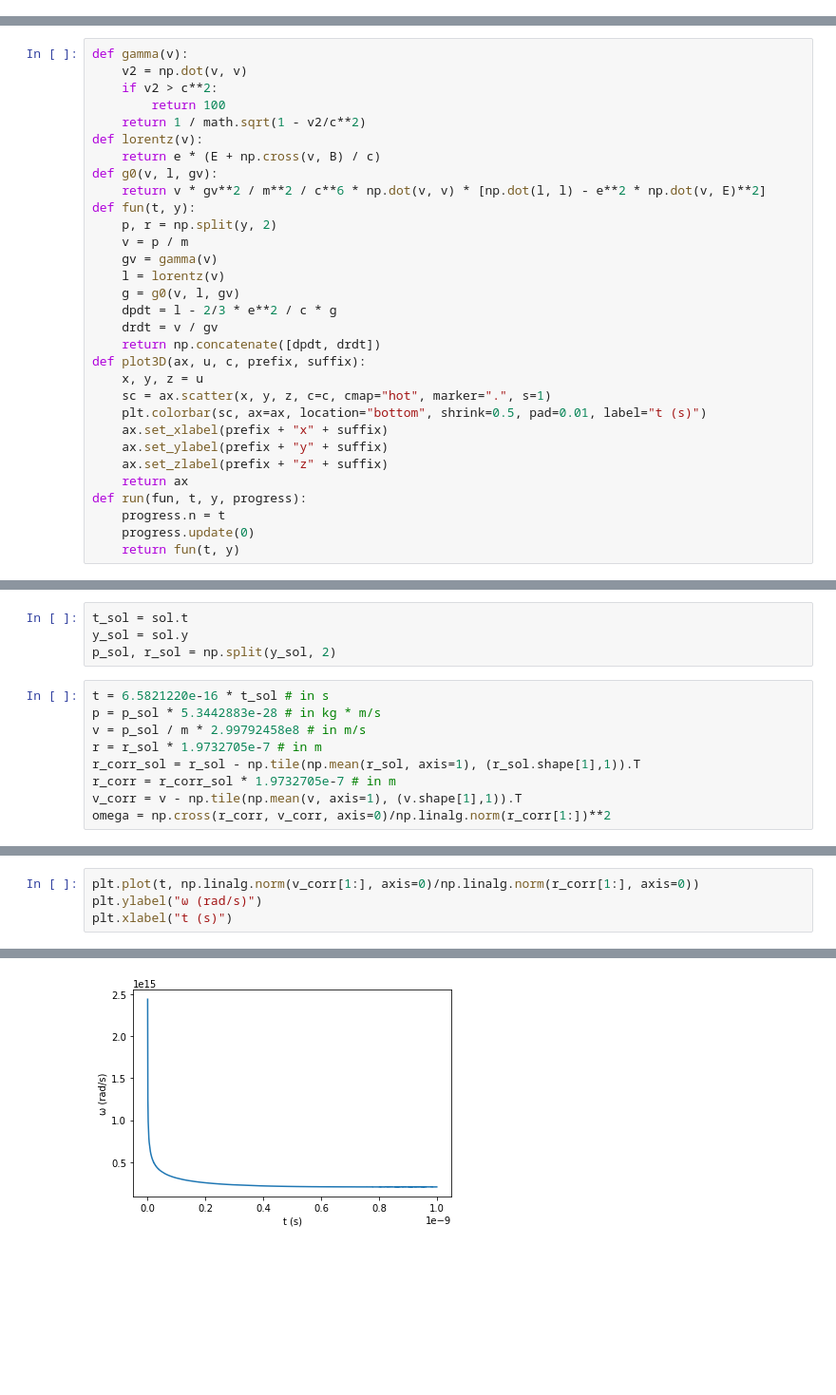
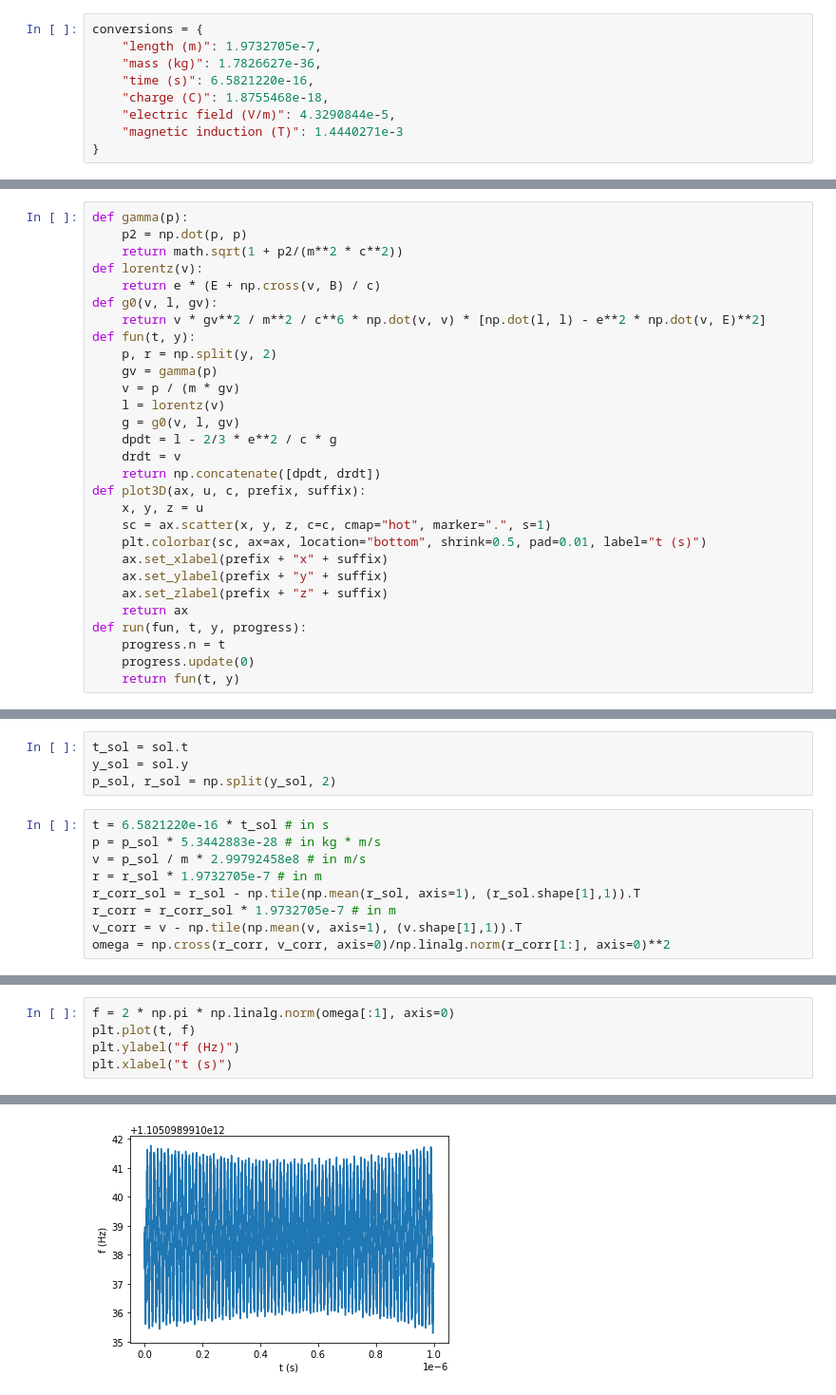
Before and after one commit to jvonk/CRES, a Jupyter notebook: Particle Motion.ipynb, the cells around one changed output, grey strips where cells are left out. Shown at 95% size. Cells and saved outputs as stored; diff of their text form; blank space fills up the shorter version.

Commit message:
fixed units, gamma function, and frequency

```diff
--- a/Particle Motion.ipynb
+++ b/Particle Motion.ipynb
@@ -12,4 +12,13 @@ from scipy.stats import linregress
 from scipy.fft import fft2, fftfreq
 from scipy.io import savemat
 from tqdm import tqdm
+# %%
+conversions = {
+    "length (m)": 1.9732705e-7,
+    "mass (kg)": 1.7826627e-36,
+    "time (s)": 6.5821220e-16,
+    "charge (C)": 1.8755468e-18,
+    "electric field (V/m)": 4.3290844e-5,
+    "magnetic induction (T)": 1.4440271e-3
+}
 # %%
@@ -29,21 +39,19 @@ t_eval = np.linspace(*t_span, 10000)
 # %%
-def gamma(v):
-    v2 = np.dot(v, v)
-    if v2 > c**2:
-        return 100
-    return 1 / math.sqrt(1 - v2/c**2)
+def gamma(p):
+    p2 = np.dot(p, p)
+    return math.sqrt(1 + p2/(m**2 * c**2))
 def lorentz(v):
     return e * (E + np.cross(v, B) / c)
 def g0(v, l, gv):
     return v * gv**2 / m**2 / c**6 * np.dot(v, v) * [np.dot(l, l) - e**2 * np.dot(v, E)**2]
 def fun(t, y):
     p, r = np.split(y, 2)
-    v = p / m
-    gv = gamma(v)
+    gv = gamma(p)
+    v = p / (m * gv)
     l = lorentz(v)
     g = g0(v, l, gv)
     dpdt = l - 2/3 * e**2 / c * g
-    drdt = v / gv
+    drdt = v
     return np.concatenate([dpdt, drdt])
 def plot3D(ax, u, c, prefix, suffix):
     x, y, z = u
@@ -80,7 +101,7 @@ r = r_sol * 1.9732705e-7 # in m
 r_corr_sol = r_sol - np.tile(np.mean(r_sol, axis=1), (r_sol.shape[1],1)).T
 r_corr = r_corr_sol * 1.9732705e-7 # in m
 v_corr = v - np.tile(np.mean(v, axis=1), (v.shape[1],1)).T
-omega = np.cross(r_corr, v_corr, axis=0)/np.linalg.norm(r_corr[1:])**2
+omega = np.cross(r_corr, v_corr, axis=0)/np.linalg.norm(r_corr[1:], axis=0)**2
 # %%
 fig, axs = plt.subplots(1, 2, figsize=(20, 12), subplot_kw=dict(projection="3d"))
 plot3D(axs[0], v, t, "v_", " (m/s)")
@@ -105,7 +141,8 @@ Text(0.5, 0, 't (s)')
 # %%
-plt.plot(t, np.linalg.norm(v_corr[1:], axis=0)/np.linalg.norm(r_corr[1:], axis=0))
-plt.ylabel("ω (rad/s)")
+f = 2 * np.pi * np.linalg.norm(omega[:1], axis=0)
+plt.plot(t, f)
+plt.ylabel("f (Hz)")
 plt.xlabel("t (s)")
 # %% [output]
 Text(0.5, 0, 't (s)')
-[figure, old version]
+[figure, new version]
```
Also changed, not shown: parts of 14 cells of this notebook, 2 other files.
